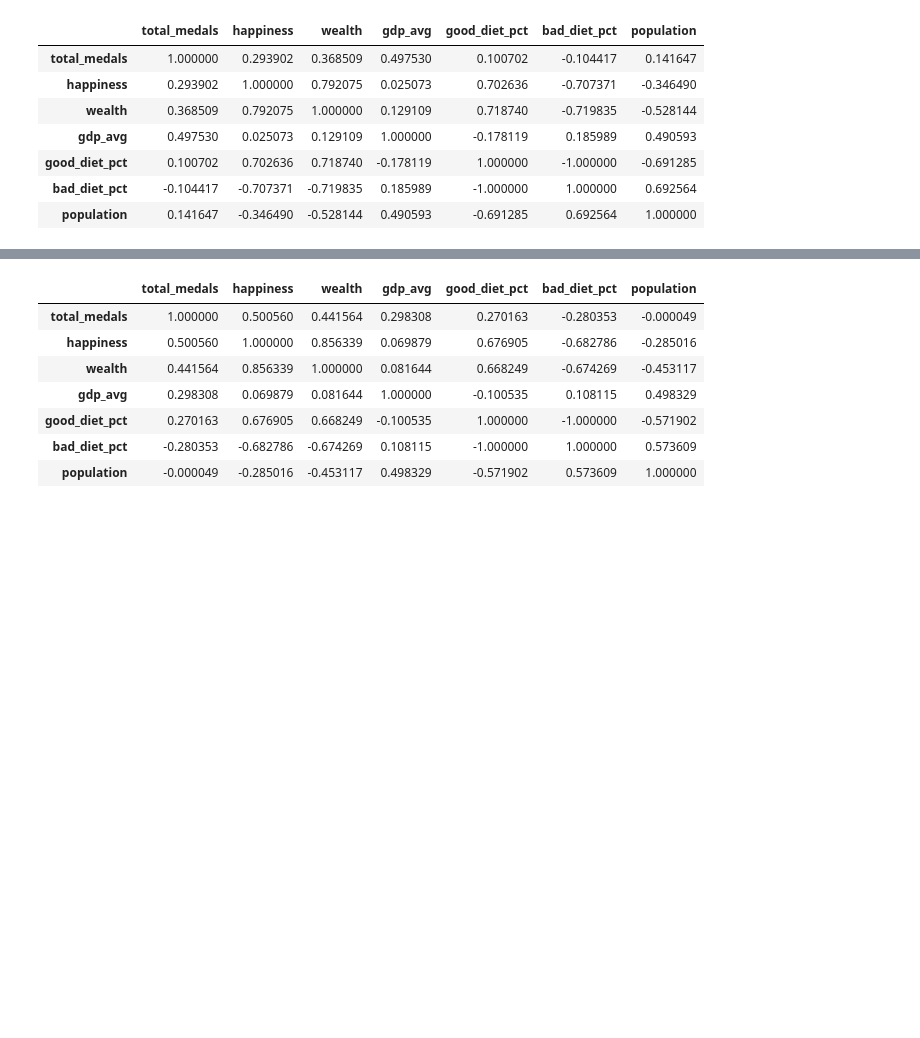
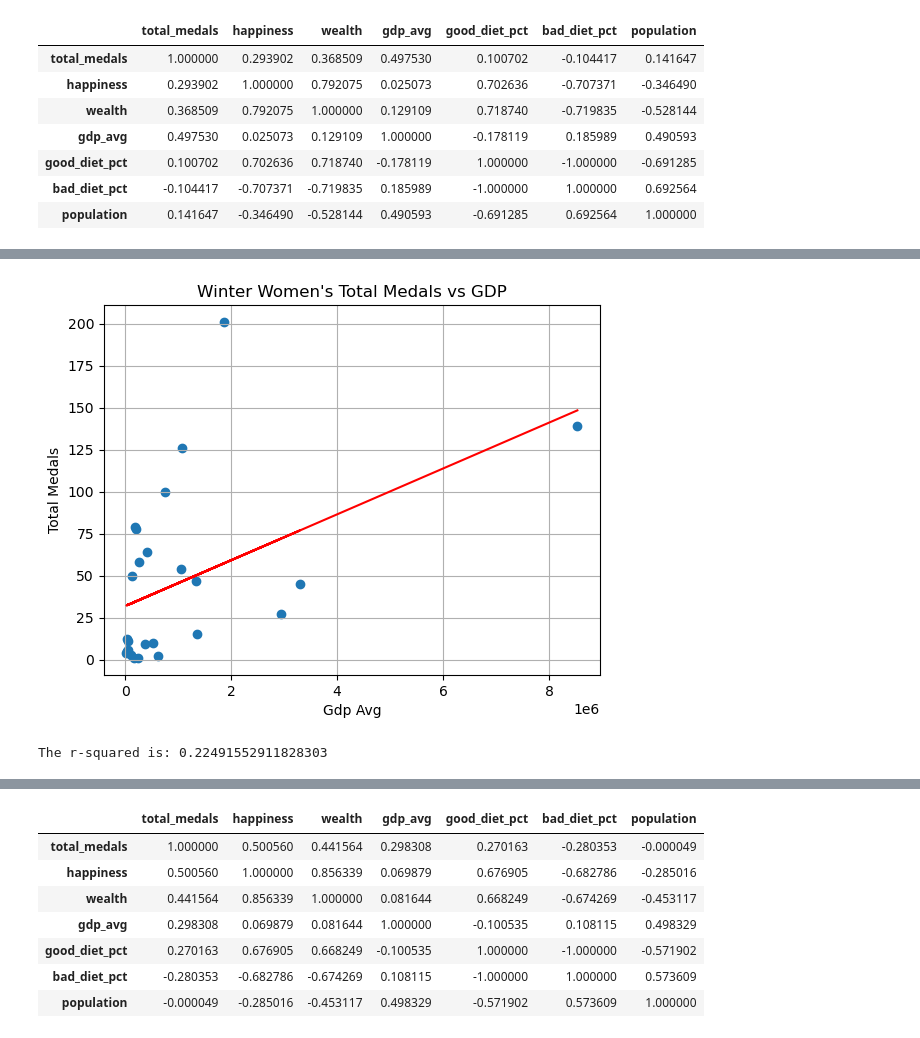
Before and after one commit to JimGile/group3-project1, a Jupyter notebook: src/jg_medal_type_correlation_with_games.ipynb, the cells around one changed output, grey strips where cells are left out. Cells and saved outputs as stored; diff of their text form; code cells hidden in the pictures; blank space fills up the shorter version.

```diff
--- a/src/jg_medal_type_correlation_with_games.ipynb
+++ b/src/jg_medal_type_correlation_with_games.ipynb
@@ -209,0 +208,5 @@ The r-squared is: 0.26642781498362755
+# %%
+scatter_plot_medals(df, 'gdp_avg', 'total_medals', 'Winter Women\'s Total Medals vs GDP')
+# %% [output]
+[figure, added]
+The r-squared is: 0.22491552911828303
```
Also changed, not shown: parts of 15 cells of this notebook.
